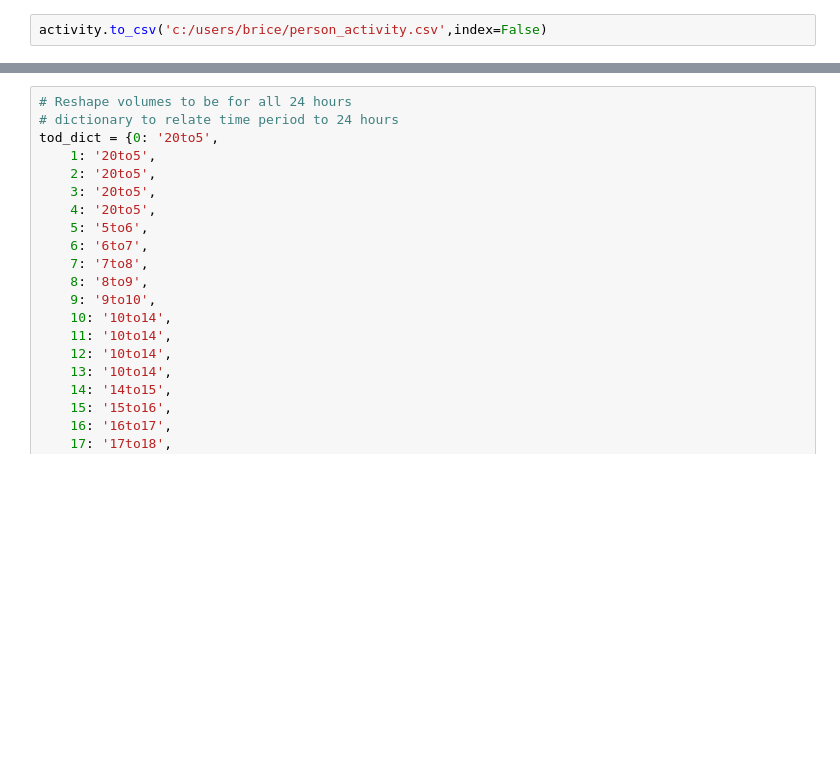
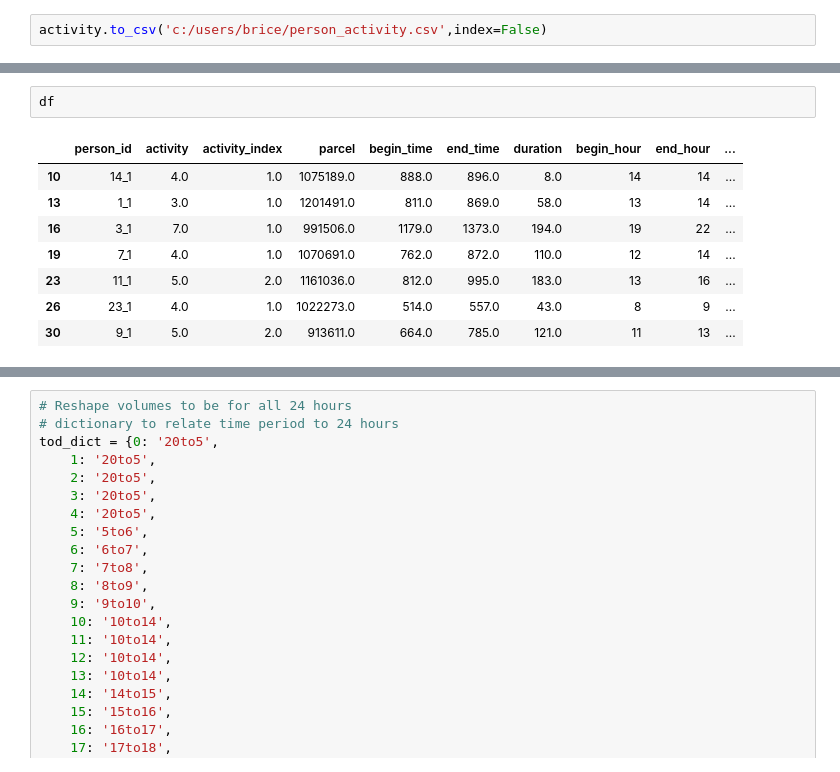
Before and after one commit to psrc/travel-modeling, a Jupyter notebook: air_quality/air_quality.ipynb, the cells around one changed output, grey strips where cells are left out. Drawn from its saved outputs; the diff is of its cells as text; blank space fills up the shorter version.

```diff
--- a/air_quality/air_quality.ipynb
+++ b/air_quality/air_quality.ipynb
@@ -94,0 +217,11 @@ parcel_vol = pd.merge(df,network_results,left_on=['NewINode','NewJNode'],right_o
+# %%
+df
+# %% [output]
+|  | person_id | activity | activity_index | parcel | begin_time | end_time | duration | begin_hour | end_hour | ... |
+| 10 | 14_1 | 4.0 | 1.0 | 1075189.0 | 888.0 | 896.0 | 8.0 | 14 | 14 | ... |
+| 13 | 1_1 | 3.0 | 1.0 | 1201491.0 | 811.0 | 869.0 | 58.0 | 13 | 14 | ... |
+| 16 | 3_1 | 7.0 | 1.0 | 991506.0 | 1179.0 | 1373.0 | 194.0 | 19 | 22 | ... |
+| 19 | 7_1 | 4.0 | 1.0 | 1070691.0 | 762.0 | 872.0 | 110.0 | 12 | 14 | ... |
+| 23 | 11_1 | 5.0 | 2.0 | 1161036.0 | 812.0 | 995.0 | 183.0 | 13 | 16 | ... |
+| 26 | 23_1 | 4.0 | 1.0 | 1022273.0 | 514.0 | 557.0 | 43.0 | 8 | 9 | ... |
+| 30 | 9_1 | 5.0 | 2.0 | 913611.0 | 664.0 | 785.0 | 121.0 | 11 | 13 | ... |
```
Also changed, not shown: parts of 51 cells of this notebook.
